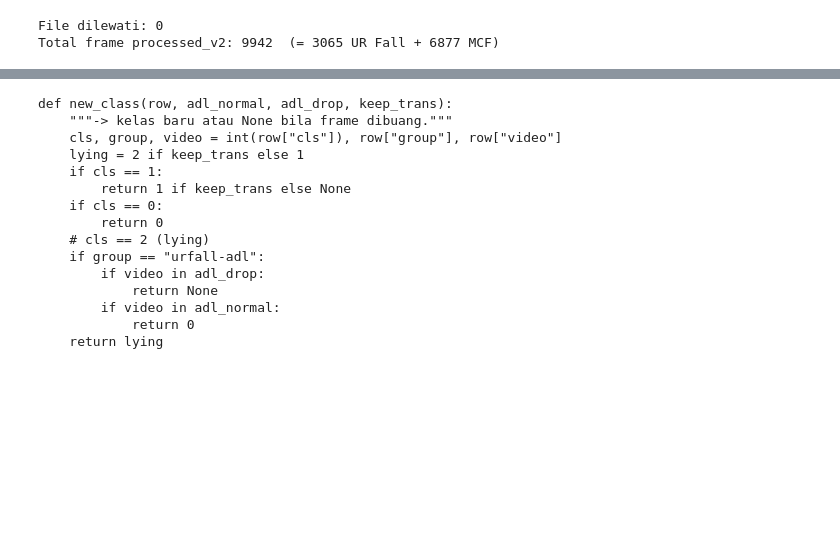
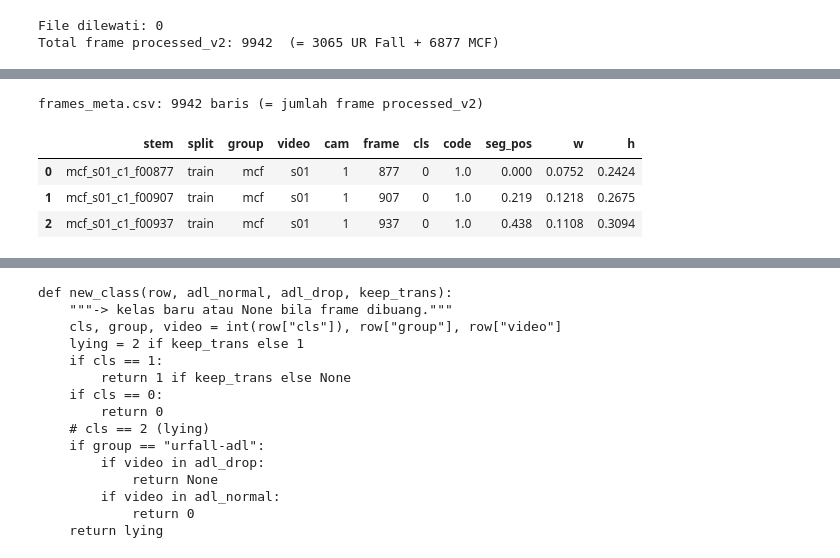
Before and after one commit to 0Raja0-RA/nursing-home-fall-detection, a Jupyter notebook: ml/notebooks/preprocessing_pipeline.ipynb, the cells around one changed output, grey strips where cells are left out. Drawn from its saved outputs; the diff is of its cells as text; code cells hidden in the pictures; blank space fills up the shorter version.

```diff
--- a/ml/notebooks/preprocessing_pipeline.ipynb
+++ b/ml/notebooks/preprocessing_pipeline.ipynb
@@ -922,0 +766,9 @@ mode 2 kelas (normal vs lying, transitional dibuang) untuk uji A/B di Kaggle.
+# %%
+print(f"frames_meta.csv: {len(meta)} baris (= jumlah frame processed_v2)")
+display(meta.head(3))
+# %% [output]
+frames_meta.csv: 9942 baris (= jumlah frame processed_v2)
+|  | stem | split | group | video | cam | frame | cls | code | seg_pos | w | h |
+| 0 | mcf_s01_c1_f00877 | train | mcf | s01 | 1 | 877 | 0 | 1.0 | 0.000 | 0.0752 | 0.2424 |
+| 1 | mcf_s01_c1_f00907 | train | mcf | s01 | 1 | 907 | 0 | 1.0 | 0.219 | 0.1218 | 0.2675 |
+| 2 | mcf_s01_c1_f00937 | train | mcf | s01 | 1 | 937 | 0 | 1.0 | 0.438 | 0.1108 | 0.3094 |
```
Also changed, not shown: parts of 30 cells of this notebook, 2 other files.
